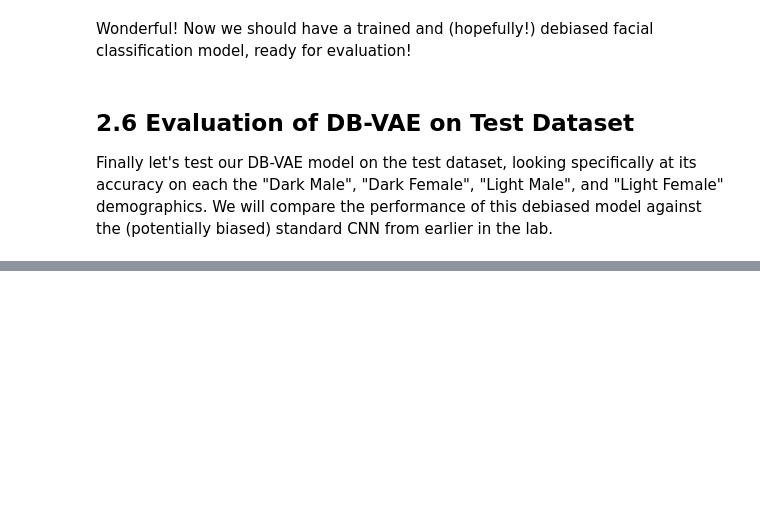
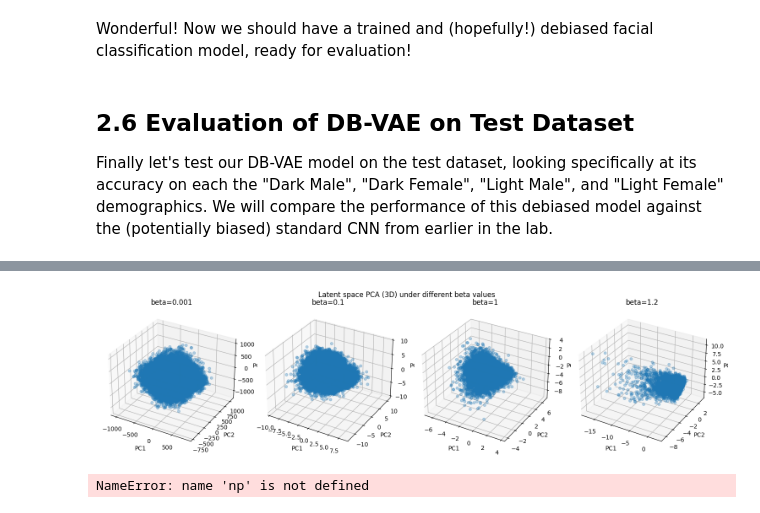
Before and after one commit to jspark9703/dlearningStudy, a Jupyter notebook: lab2/PT_Part2_Debiasing.ipynb, the cells around one changed output, grey strips where cells are left out. Drawn from its saved outputs; the diff is of its cells as text; code cells hidden in the pictures; blank space fills up the shorter version.

```diff
--- a/lab2/PT_Part2_Debiasing.ipynb
+++ b/lab2/PT_Part2_Debiasing.ipynb
@@ -971,0 +1005,73 @@ Hopefully this lab has shed some light on a few concepts, from vision based task
+# %%
+### 3. Visualize PCA for different beta values ###
+import matplotlib.pyplot as plt
+from sklearn.decomposition import PCA
+from mpl_toolkits.mplot3d import Axes3D  # noqa: F401 unused import
+
+fig = plt.figure(figsize=(15, 4))
+
+for idx, (beta, values) in enumerate(beta_experiments.items()):
+    if isinstance(values, tuple):
+        mu = values[0]  # fallback if values is a tuple
+    else:
+        mu = values['mu']
+
+    pca = PCA(n_components=3)
+    proj = pca.fit_transform(mu)
+    ax = fig.add_subplot(1, len(beta_experiments), idx + 1, projection='3d')
+    ax.scatter(proj[:, 0], proj[:, 1], proj[:, 2], alpha=0.3)
+    ax.set_title(f"beta={beta}")
+    ax.set_xlabel("PC1")
+    ax.set_ylabel("PC2")
+    ax.set_zlabel("PC3")
+
+fig.suptitle("Latent space PCA (3D) under different beta values")
+plt.tight_layout()
+plt.show()
+# %% [output]
+[figure, added]
+# %%
+def manipulate_latent(dbvae, image: np.ndarray, fixed_dim: int = 0, steps: int = 7, range_val: float = 3.0) -> None:
+    """
+    Visualizes changes in reconstruction by manipulating one latent dimension
+    """
+    dbvae.eval()
+    with torch.no_grad():
+        # Prepare single image
+        x = torch.from_numpy(image).float().unsqueeze(0).to(next(dbvae.parameters()).device)
+        if x.shape[-1] == 3:
+            x = x.permute(0, 3, 1, 2)
+
+        # Encode to latent mean
+        _, z_mean, _, _ = dbvae(x)
+
+        # Traverse one latent dimension
+        z = z_mean.squeeze().cpu().numpy()
+        values = np.linspace(-range_val, range_val, steps)
+        manipulated_z = []
+
+        for val in values:
+            z_new = z.copy()
+            z_new[fixed_dim] = val
+            manipulated_z.append(torch.tensor(z_new).float())
+
+        # Stack and decode
+        z_batch = torch.stack(manipulated_z).to(next(dbvae.parameters()).device)
+        recon = dbvae.decode(z_batch).cpu().numpy()
+
+        # Plot
+        fig, axes = plt.subplots(1, steps, figsize=(steps * 2, 2))
+        for i, ax in enumerate(axes):
+            ax.imshow(np.transpose(recon[i], (1, 2, 0)))
+            ax.set_title(f'z[{fixed_dim}]={values[i]:.1f}')
+            ax.axis("off")
+        plt.suptitle(f"Manipulating z[{fixed_dim}] across range", fontsize=14)
+        plt.tight_layout()
+        plt.show()
+### 4. Visualize latent manipulation ###
+# Choose the last trained model (with the highest beta)
+dbvae = beta_experiments[beta_values[-1]][1]
+test_face = all_faces[0]  # one test image
+manipulate_latent(dbvae, test_face, fixed_dim=5, steps=7, range_val=2.5)
+# %% [output]
+NameError: name 'np' is not defined
```
Also changed, not shown: parts of 16 cells of this notebook.
